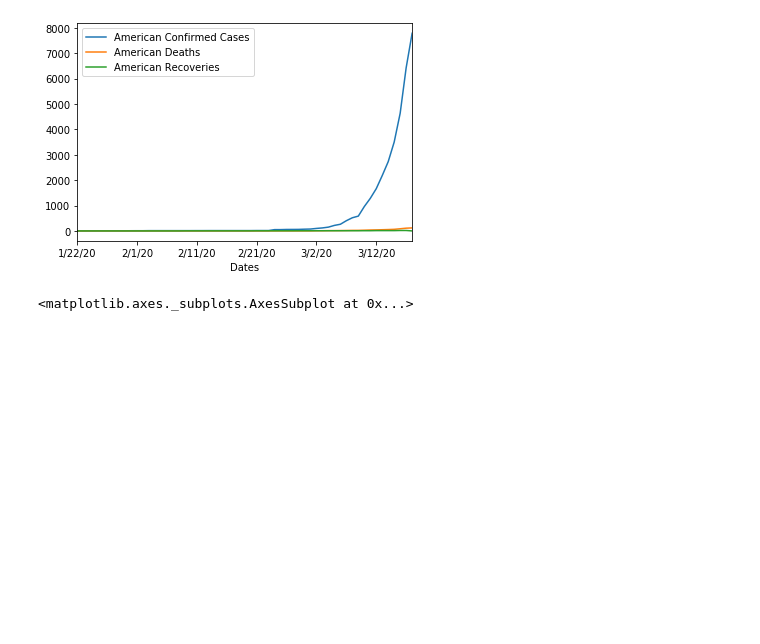
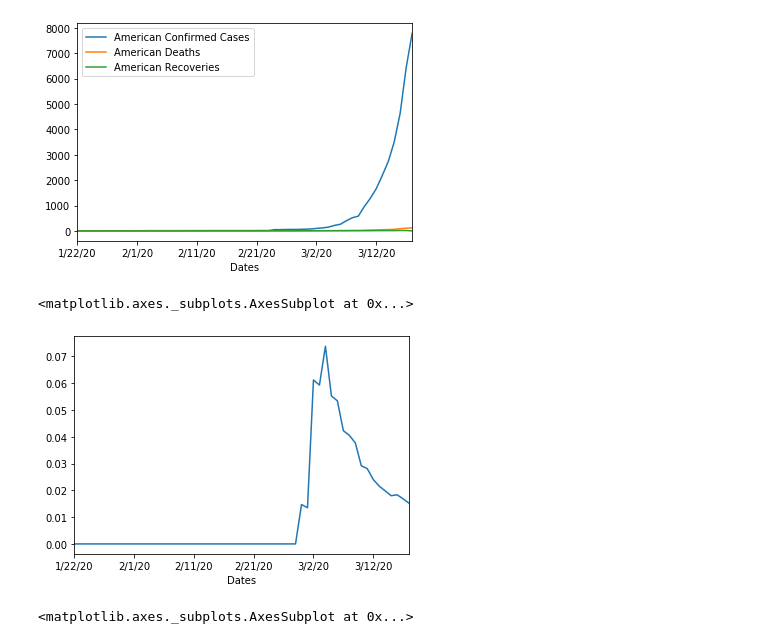
Before and after one commit to FarmageddonNow/CV19, a Jupyter notebook: CV19_Analysis.ipynb, the cells around one changed output. Saved outputs shown, nothing was run; the diff lists cells and outputs as text; code cells hidden in the pictures; blank space fills up the shorter version.

```diff
--- a/CV19_Analysis.ipynb
+++ b/CV19_Analysis.ipynb
@@ -201,6 +201,12 @@ usa_cum.plot()
 # %% [output]
 <matplotlib.axes._subplots.AxesSubplot at 0x...>
 [figure]
+# %%
+usa_cum['American Morality Rate'] = usa_cum['American Deaths'] / usa_cum['American Confirmed Cases']
+usa_cum['American Morality Rate'].plot()
+# %% [output]
+<matplotlib.axes._subplots.AxesSubplot at 0x...>
+[figure, added]
 # %%
 pd.concat([usa_cum, japan_cum], axis=1).plot()
 # %% [output]
```
Also changed, not shown: parts of 1 cell of this notebook.
